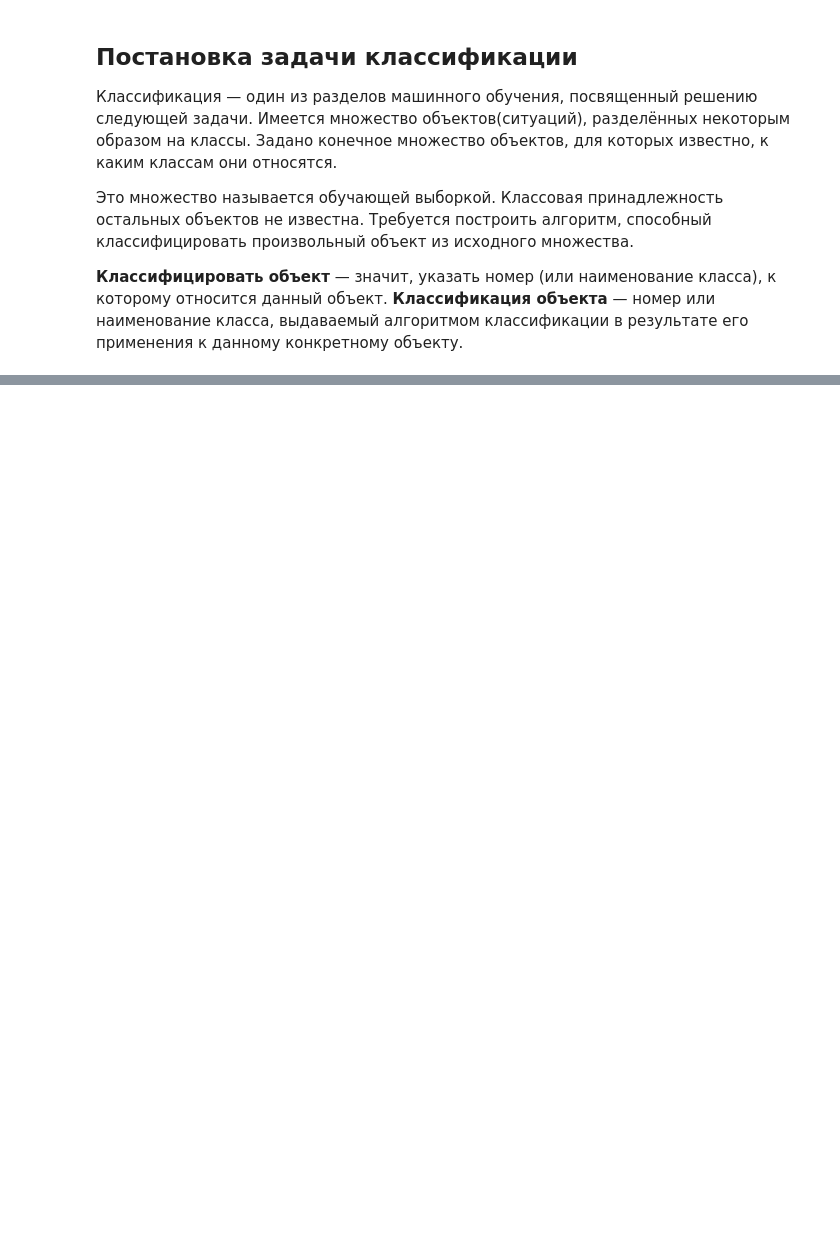
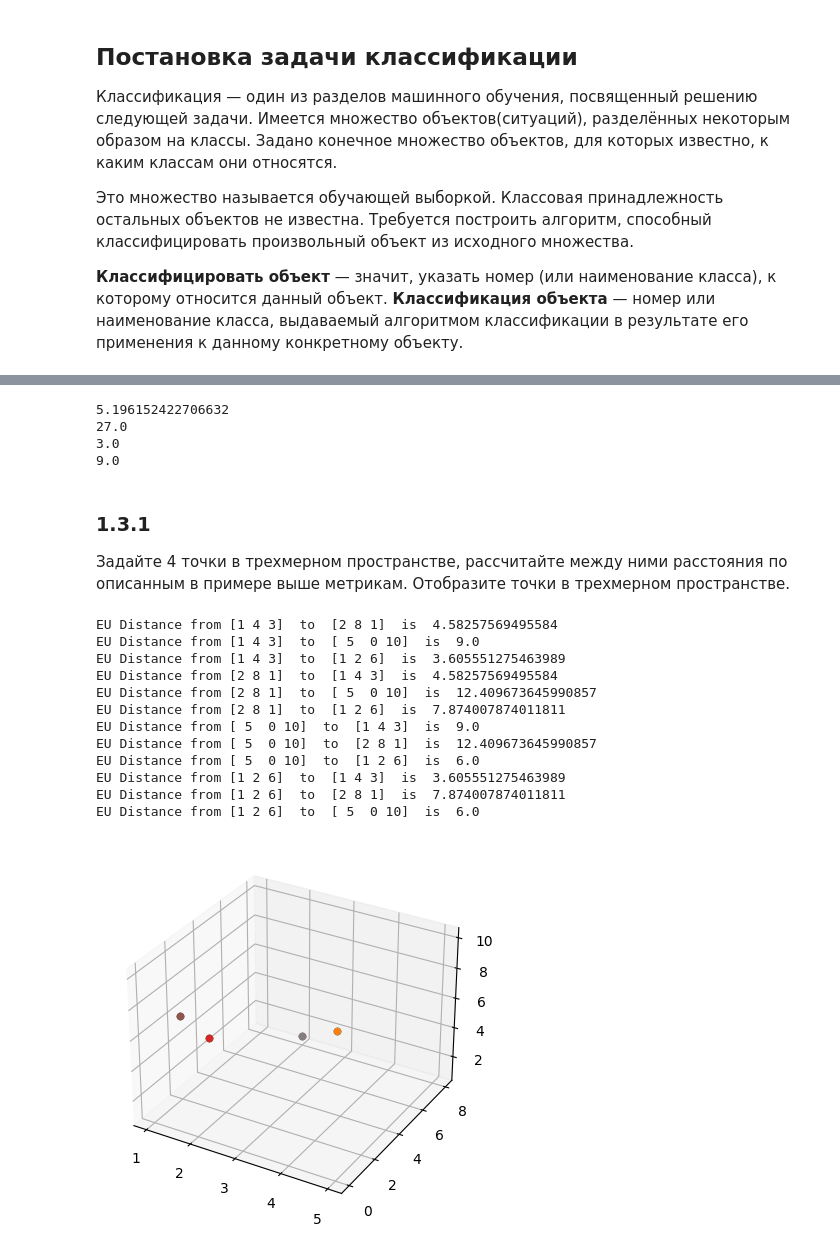
Before and after one commit to MintyRoma/AI_Course_1G, a Jupyter notebook: Tin_R_Workbook3.ipynb, the cells around one changed output, grey strips where cells are left out. Saved outputs shown, nothing was run; the diff lists cells and outputs as text; code cells hidden in the pictures; blank space fills up the shorter version.

```diff
--- a/Tin_R_Workbook3.ipynb
+++ b/Tin_R_Workbook3.ipynb
@@ -74,0 +229,48 @@ func(a='python')
+# %%
+#Euclid distance
+print(np.linalg.norm(x-y))
+#Squared Euclid distance
+print(np.linalg.norm(x-y)**2)
+#Chebysheva distance
+print(np.linalg.norm(x-y,ord=np.inf))
+#Hamming distance
+print(np.linalg.norm(x-y,ord=1))
+# %% [output]
+5.196152422706632
+27.0
+3.0
+9.0
+# %% [markdown]
+### 1.3.1
+Задайте 4 точки в трехмерном пространстве, рассчитайте между ними
+расстояния по описанным в примере выше метрикам. Отобразите точки
+в трехмерном пространстве.
+# %%
+import matplotlib.pyplot as plt
+from mpl_toolkits.mplot3d import Axes3D
+
+datapoints = np.array([[1,4,3],
+                      [2,8,1],
+                      [5,0,10],
+                      [1,2,6]])
+fig = plt.figure()
+ax = fig.add_subplot(111,projection='3d')
+for point in datapoints:
+    for addpoint in datapoints:
+        if not np.array_equal(point,addpoint):
+            print("EU Distance from",point ," to ",addpoint," is ",np.linalg.norm(point-addpoint))
+        ax.scatter(point[0],point[1],point[2])
+# %% [output]
+EU Distance from [1 4 3]  to  [2 8 1]  is  4.58257569495584
+EU Distance from [1 4 3]  to  [ 5  0 10]  is  9.0
+EU Distance from [1 4 3]  to  [1 2 6]  is  3.605551275463989
+EU Distance from [2 8 1]  to  [1 4 3]  is  4.58257569495584
+EU Distance from [2 8 1]  to  [ 5  0 10]  is  12.409673645990857
+EU Distance from [2 8 1]  to  [1 2 6]  is  7.874007874011811
+EU Distance from [ 5  0 10]  to  [1 4 3]  is  9.0
+EU Distance from [ 5  0 10]  to  [2 8 1]  is  12.409673645990857
+EU Distance from [ 5  0 10]  to  [1 2 6]  is  6.0
+EU Distance from [1 2 6]  to  [1 4 3]  is  3.605551275463989
+EU Distance from [1 2 6]  to  [2 8 1]  is  7.874007874011811
+EU Distance from [1 2 6]  to  [ 5  0 10]  is  6.0
+[figure, added]
```
Also changed, not shown: parts of 45 cells of this notebook, 7 other files.
